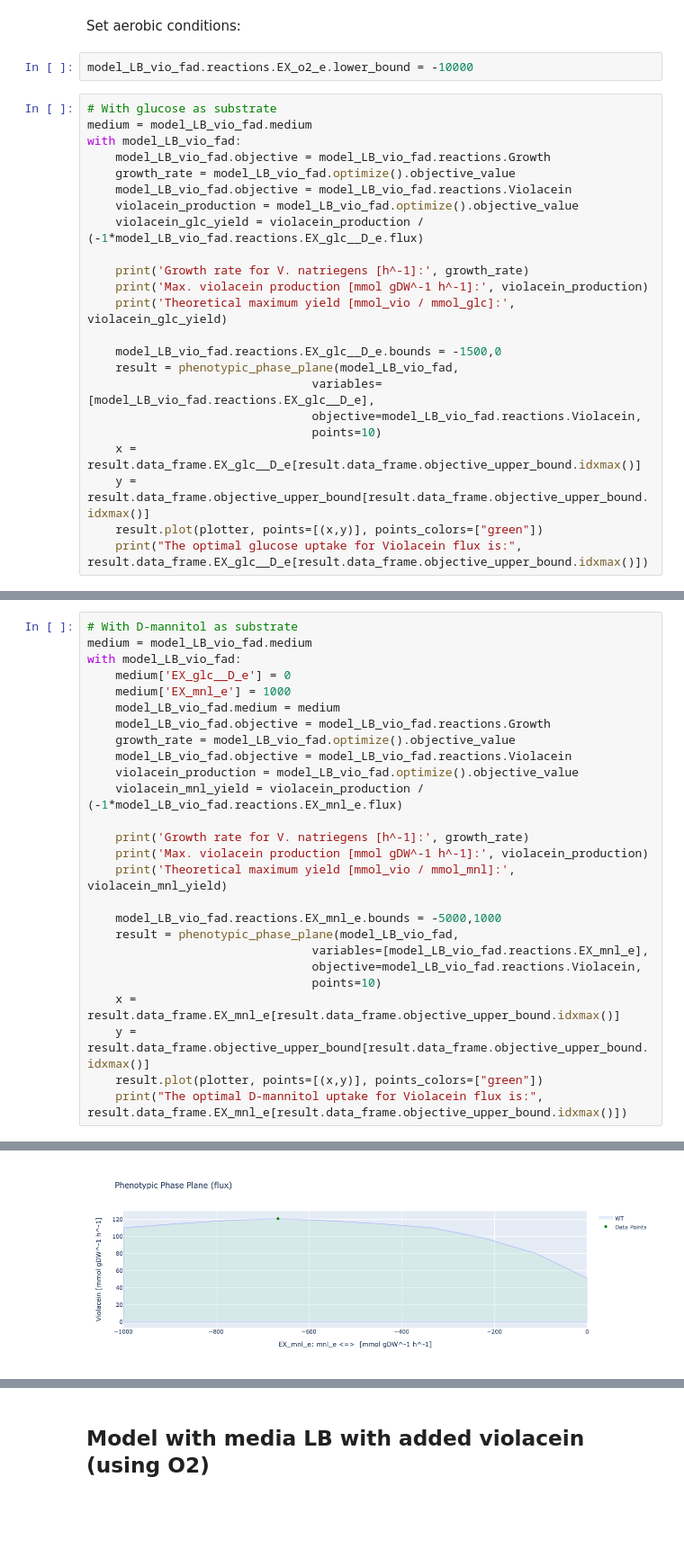
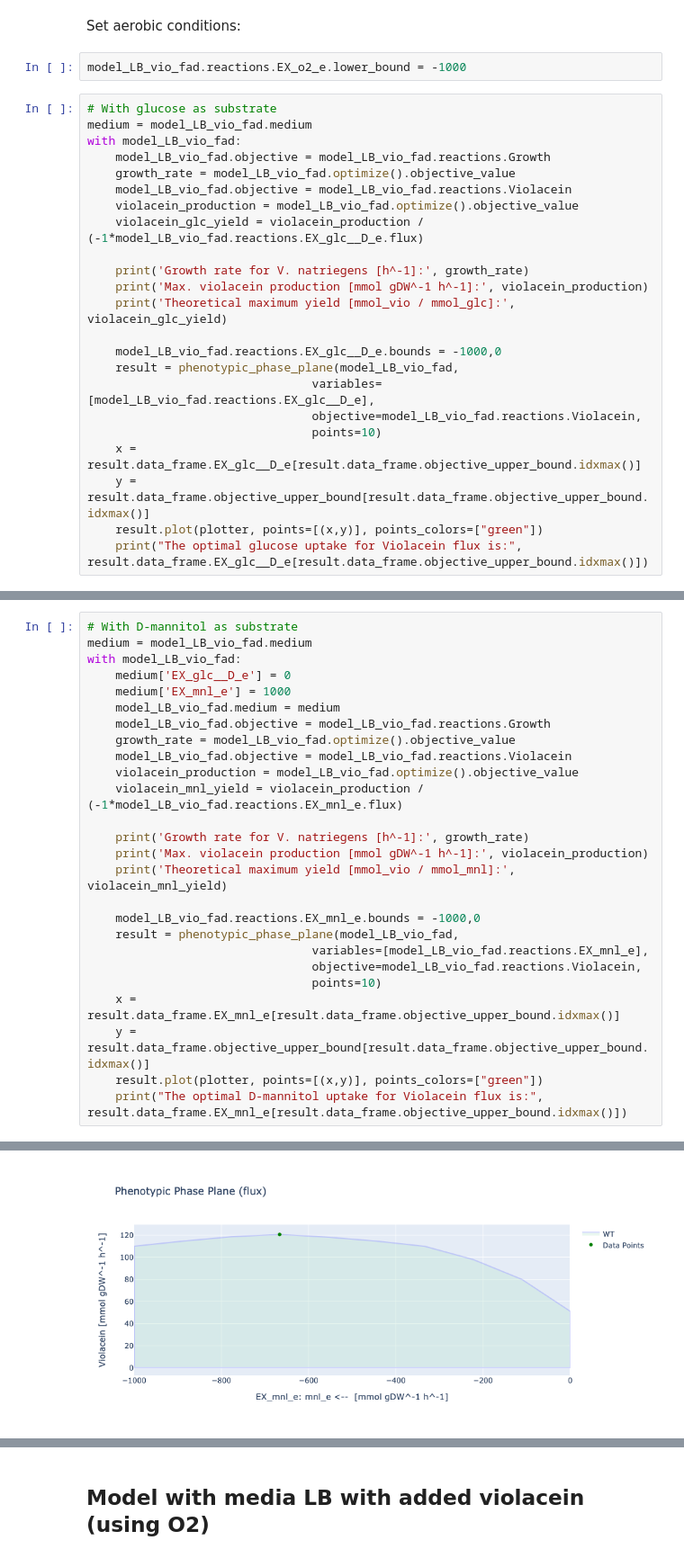
Before and after one commit to 27410/group-assignment-2021-group_1_vibrio_natriegens_2021, a Jupyter notebook: Substrates_study.ipynb, the cells around one changed output, grey strips where cells are left out. Shown at 90% size. Drawn from its saved outputs; the diff is of its cells as text; blank space fills up the shorter version.

```diff
--- a/Substrates_study.ipynb
+++ b/Substrates_study.ipynb
@@ -14,7 +12,7 @@ model_LB_vio_fad=read_sbml_model('Models/model_VN_LB_vio-fad.xml')
 # %% [markdown]
 Set aerobic conditions:
 # %%
-model_LB_vio_fad.reactions.EX_o2_e.lower_bound = -10000
+model_LB_vio_fad.reactions.EX_o2_e.lower_bound = -1000
 # %%
 # With glucose as substrate
 medium = model_LB_vio_fad.medium
@@ -29,7 +27,7 @@ with model_LB_vio_fad:
     print('Max. violacein production [mmol gDW^-1 h^-1]:', violacein_production)
     print('Theoretical maximum yield [mmol_vio / mmol_glc]:', violacein_glc_yield)
 
-    model_LB_vio_fad.reactions.EX_glc__D_e.bounds = -1500,0
+    model_LB_vio_fad.reactions.EX_glc__D_e.bounds = -1000,0
     result = phenotypic_phase_plane(model_LB_vio_fad,
                                 variables=[model_LB_vio_fad.reactions.EX_glc__D_e],
                                 objective=model_LB_vio_fad.reactions.Violacein,
@@ -62,7 +59,7 @@ with model_LB_vio_fad:
     print('Max. violacein production [mmol gDW^-1 h^-1]:', violacein_production)
     print('Theoretical maximum yield [mmol_vio / mmol_mnl]:', violacein_mnl_yield)
 
-    model_LB_vio_fad.reactions.EX_mnl_e.bounds = -5000,1000
+    model_LB_vio_fad.reactions.EX_mnl_e.bounds = -1000,0
     result = phenotypic_phase_plane(model_LB_vio_fad,
                                 variables=[model_LB_vio_fad.reactions.EX_mnl_e],
                                 objective=model_LB_vio_fad.reactions.Violacein,
@@ -78 +75 @@ Theoretical maximum yield [mmol_vio / mmol_mnl]: 0.17889792837373214
-[figure, old version]
+[figure, new version]
```
Also changed, not shown: parts of 12 cells of this notebook, 5 other files.
